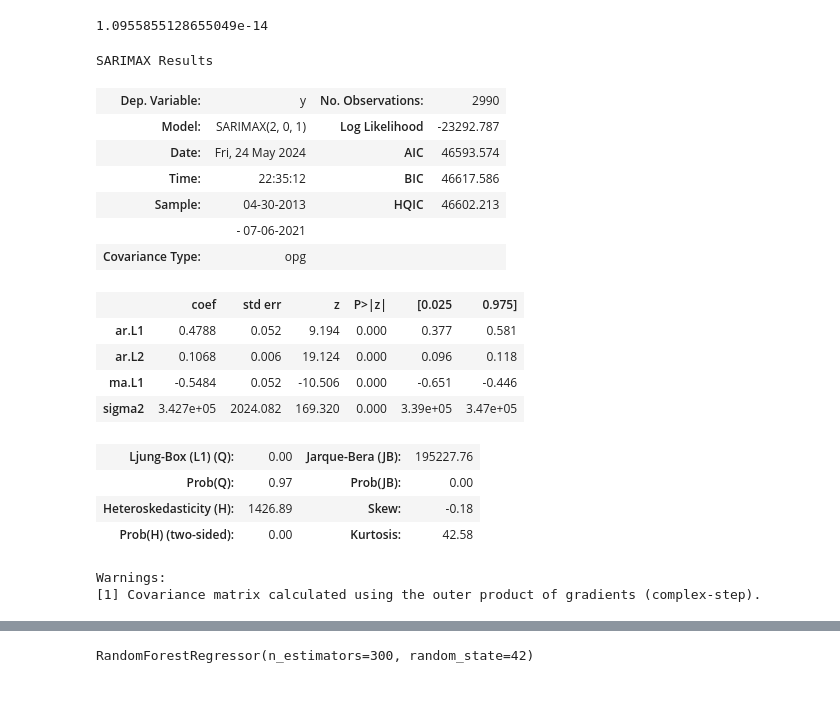
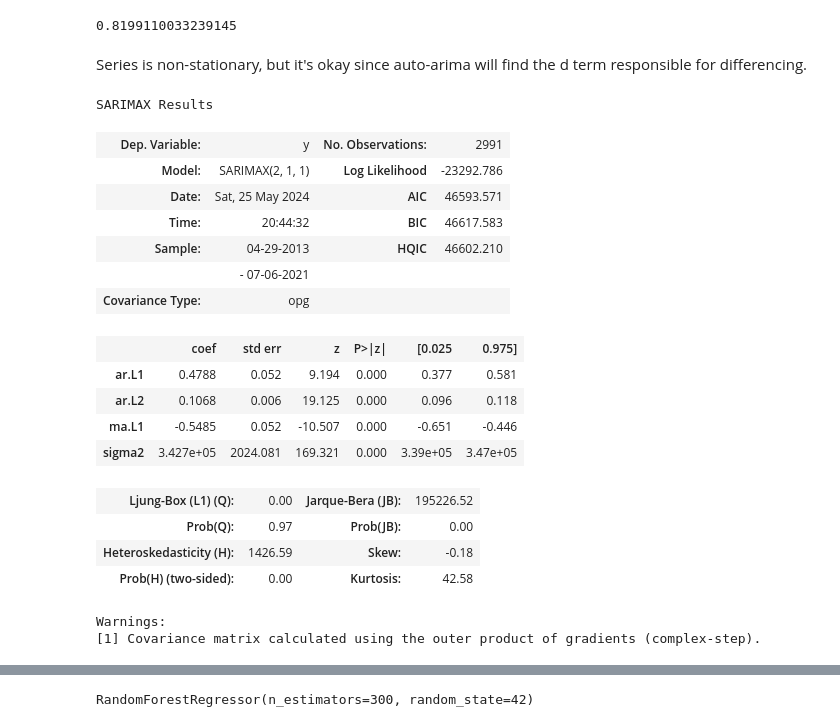
Before and after one commit to LethalDriver/Time-Series-Analysis-Lab, a Jupyter notebook: project_crypto.ipynb, the cells around one changed output, grey strips where cells are left out. Drawn from its saved outputs; the diff is of its cells as text; code cells hidden in the pictures; blank space fills up the shorter version.

```diff
--- a/project_crypto.ipynb
+++ b/project_crypto.ipynb
@@ -57,32 +38,32 @@ result.plot();
 from statsmodels.tsa.stattools import adfuller
 
 adfuller(bitcoin['Close'])[1]
-bitcoin['Difference_Close'] = bitcoin['Close'].diff()
-adfuller(bitcoin['Difference_Close'].dropna())[1]
 # %% [output]
-1.0955855128655049e-14
+0.8199110033239145
+# %% [markdown]
+Series is non-stationary, but it's okay since auto-arima will find the d term responsible for differencing.
 # %%
 from pmdarima import auto_arima
 
-model = auto_arima(bitcoin['Difference_Close'].dropna(), seasonal=False)
+model = auto_arima(bitcoin['Close'], seasonal=False)
 model.summary()
 # %% [output]
 SARIMAX Results
-| Dep. Variable: | y | No. Observations: | 2990 |
-| Model: | SARIMAX(2, 0, 1) | Log Likelihood | -23292.787 |
-| Date: | Fri, 24 May 2024 | AIC | 46593.574 |
-| Time: | 22:35:12 | BIC | 46617.586 |
-| Sample: | 04-30-2013 | HQIC | 46602.213 |
+| Dep. Variable: | y | No. Observations: | 2991 |
+| Model: | SARIMAX(2, 1, 1) | Log Likelihood | -23292.786 |
+| Date: | Sat, 25 May 2024 | AIC | 46593.571 |
+| Time: | 20:44:32 | BIC | 46617.583 |
+| Sample: | 04-29-2013 | HQIC | 46602.210 |
 |  | - 07-06-2021 |  |  |
 | Covariance Type: | opg |  |  |
 |  | coef | std err | z | P>|z| | [0.025 | 0.975] |
 | ar.L1 | 0.4788 | 0.052 | 9.194 | 0.000 | 0.377 | 0.581 |
-| ar.L2 | 0.1068 | 0.006 | 19.124 | 0.000 | 0.096 | 0.118 |
-| ma.L1 | -0.5484 | 0.052 | -10.506 | 0.000 | -0.651 | -0.446 |
-| sigma2 | 3.427e+05 | 2024.082 | 169.320 | 0.000 | 3.39e+05 | 3.47e+05 |
+| ar.L2 | 0.1068 | 0.006 | 19.125 | 0.000 | 0.096 | 0.118 |
+| ma.L1 | -0.5485 | 0.052 | -10.507 | 0.000 | -0.651 | -0.446 |
+| sigma2 | 3.427e+05 | 2024.081 | 169.321 | 0.000 | 3.39e+05 | 3.47e+05 |
-| Ljung-Box (L1) (Q): | 0.00 | Jarque-Bera (JB): | 195227.76 |
+| Ljung-Box (L1) (Q): | 0.00 | Jarque-Bera (JB): | 195226.52 |
 | Prob(Q): | 0.97 | Prob(JB): | 0.00 |
-| Heteroskedasticity (H): | 1426.89 | Skew: | -0.18 |
+| Heteroskedasticity (H): | 1426.59 | Skew: | -0.18 |
 | Prob(H) (two-sided): | 0.00 | Kurtosis: | 42.58 |
 Warnings:
 [1] Covariance matrix calculated using the outer product of gradients (complex-step).
```
Also changed, not shown: parts of 23 cells of this notebook.
